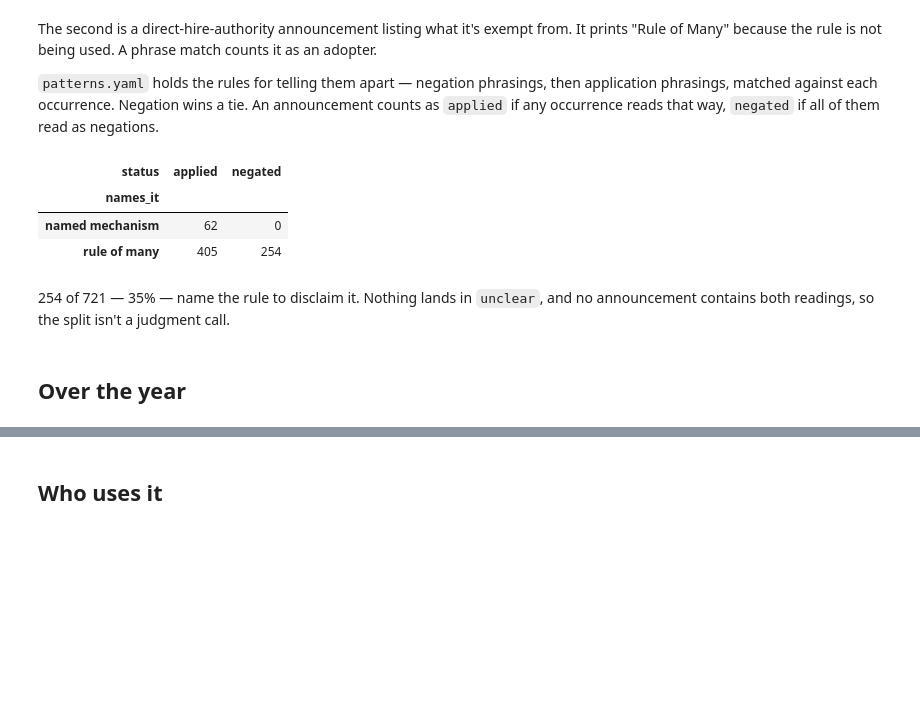
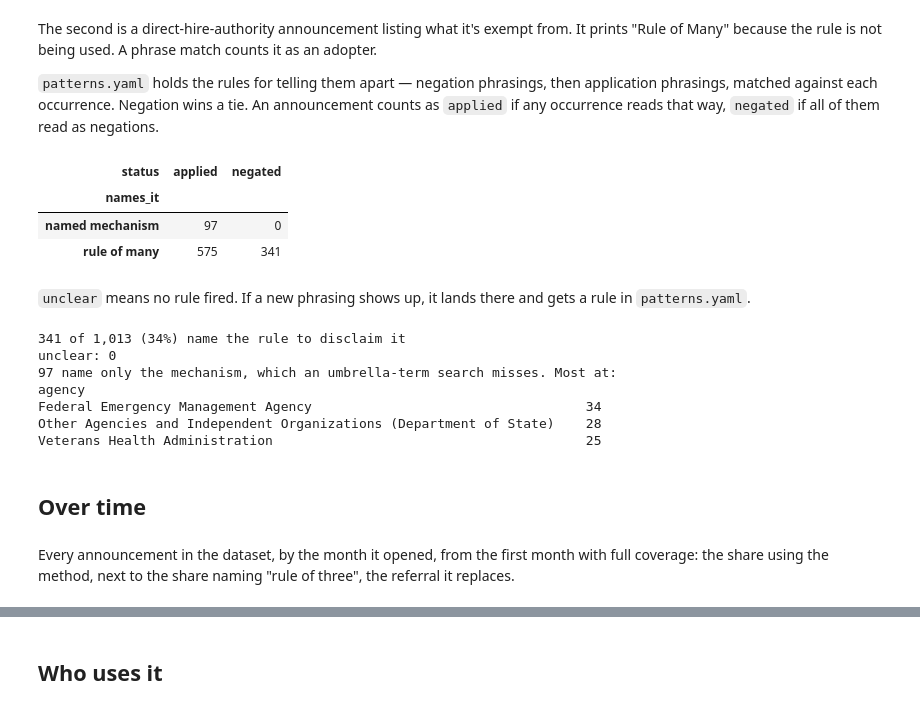
Before and after one commit to abigailhaddad/joa, a Jupyter notebook: rule_of_many.ipynb, the cells around one changed output, grey strips where cells are left out. Saved outputs shown, nothing was run; the diff lists cells and outputs as text; code cells hidden in the pictures; blank space fills up the shorter version.

```diff
--- a/rule_of_many.ipynb
+++ b/rule_of_many.ipynb
@@ -99,24 +113,49 @@ of them read as negations.
 # %%
 import re
 
 status = rom.classify(contexts)
 df = hits.assign(status=hits.usajobsControlNumber.map(status),
                  month=hits.positionOpenDate.str[:7])
 
 # Which of the two names each announcement used, for the table below.
 umbrella = set(contexts.loc[contexts.ctx.str.contains(rom.PHRASE, case=False, regex=True),
                             "usajobsControlNumber"])
 df["names_it"] = df.usajobsControlNumber.map(
     lambda c: "rule of many" if c in umbrella else "named mechanism")
 
+# The same agency name can sit under different departments ("Office of Inspector
+# General", "Other Agencies and Independent Organizations"); name the department too.
+shared = df.groupby("hiringAgencyName").hiringDepartmentName.nunique().loc[lambda s: s > 1].index
+df["agency"] = df.hiringAgencyName.where(~df.hiringAgencyName.isin(shared),
+                                         df.hiringAgencyName + " (" + df.hiringDepartmentName + ")")
+
 pd.crosstab(df.names_it, df.status)
 # %% [output]
 | status | applied | negated |
 | names_it |  |  |
-| named mechanism | 62 | 0 |
-| rule of many | 405 | 254 |
+| named mechanism | 97 | 0 |
+| rule of many | 575 | 341 |
 # %% [markdown]
-254 of 721 — 35% — name the rule to disclaim it. Nothing lands in `unclear`, and no
-announcement contains both readings, so the split isn't a judgment call.
+`unclear` means no rule fired. If a new phrasing shows up, it lands there and gets a
+rule in `patterns.yaml`.
+# %%
+n = df.status.value_counts()
+print(f"{n.get('negated', 0):,} of {len(df):,} ({n.get('negated', 0)/len(df):.0%}) name the rule to disclaim it")
+print(f"unclear: {n.get('unclear', 0)}")
+mech_only = df[df.names_it == "named mechanism"]
+print(f"{len(mech_only):,} name only the mechanism, which an umbrella-term search misses. Most at:")
+print(mech_only.agency.value_counts().head(3).to_string())
+# %% [output]
+341 of 1,013 (34%) name the rule to disclaim it
+unclear: 0
+97 name only the mechanism, which an umbrella-term search misses. Most at:
+agency
+Federal Emergency Management Agency                                   34
+Other Agencies and Independent Organizations (Department of State)    28
+Veterans Health Administration                                        25
 # %% [markdown]
-## Over the year
+## Over time
+# %% [markdown]
+Every announcement in the dataset, by the month it opened, from the first month with
+full coverage: the share using the method,
+next to the share naming "rule of three", the referral it replaces.
```
Also changed, not shown: parts of 16 cells of this notebook, 9 other files.
